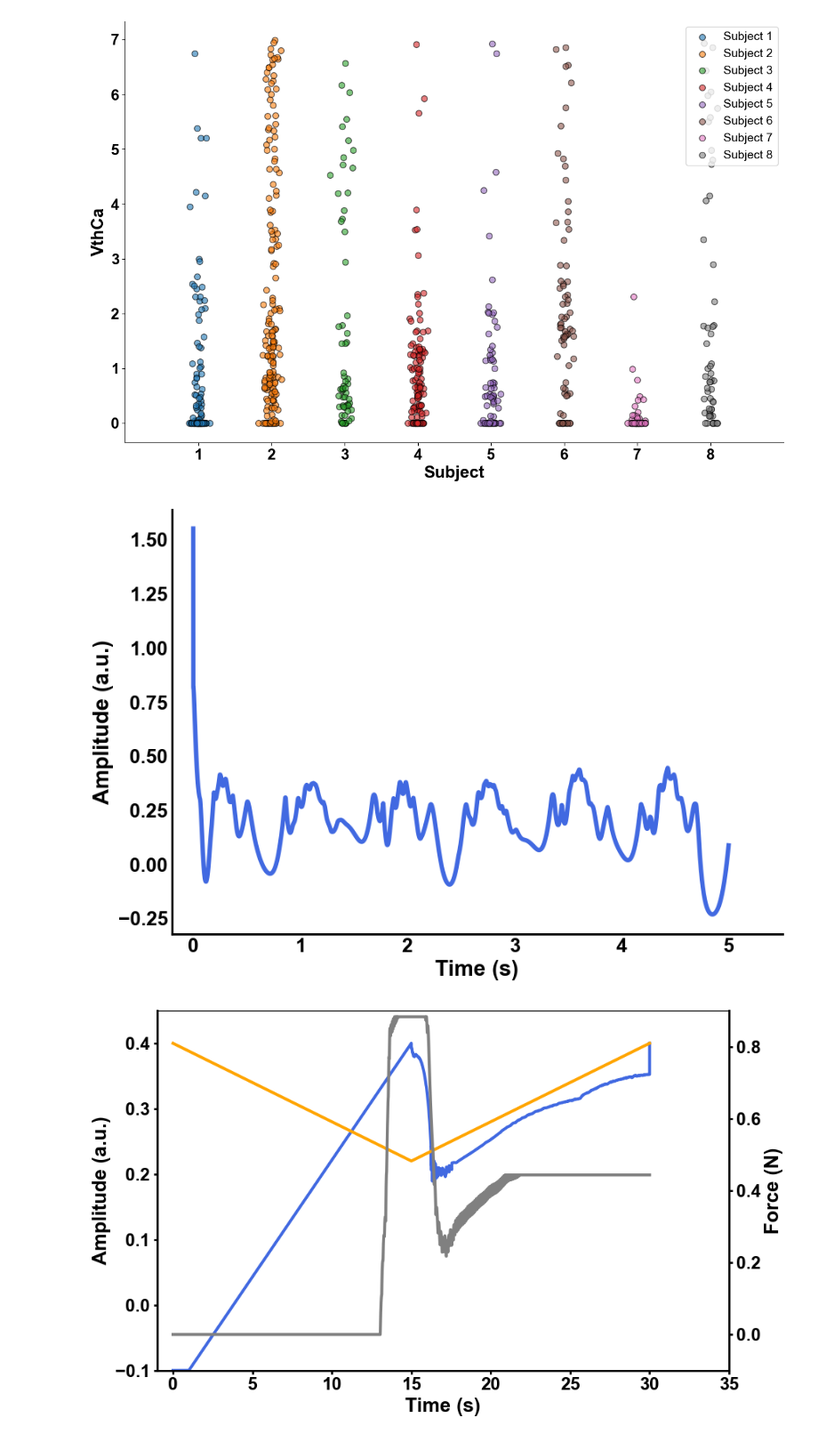
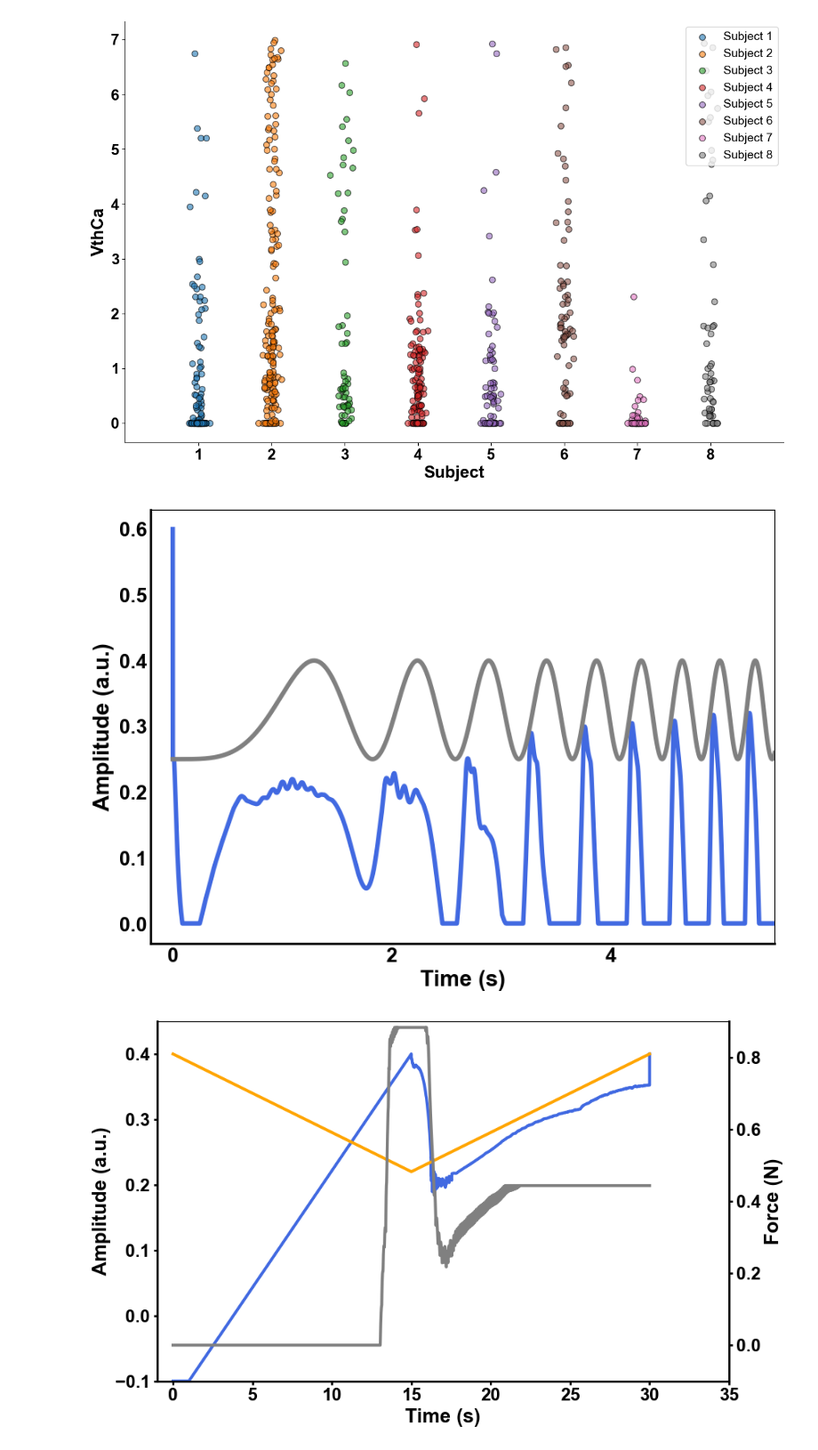
Before and after one commit to natmtc/flexible-motoneuron-control, a Jupyter notebook: Plot_figures.ipynb, the cells around one changed output. Shown at 89% size. Drawn from its saved outputs; the diff is of its cells as text; code cells hidden in the pictures.

```diff
--- a/Plot_figures.ipynb
+++ b/Plot_figures.ipynb
@@ -748,26 +869,26 @@ plt.show()
 # %% [output]
 [figure]
 # %%
-file_path =  "Data_MN_Model/Data_final/Forcetracking/controlled_force.jld2"
+file_path =  "Data_MN_Model/Data_final/Forcetracking/controlled_force_chirp.jld2"
 
 with h5py.File(file_path, 'r') as f:
     controlled_force = f['trajectory2_controlled'][:]
 
 
 
-file_path = "Data_MN_Model/Data_final/Forcetracking/ideal_force.jld2"
+file_path = "Data_MN_Model/Data_final/Forcetracking/ideal_force_chirp.jld2"
 
 with h5py.File(file_path, 'r') as f:
     ideal_force = f['ideal_force'][:]
 
 
-file_path = "Data_MN_Model/Data_final/Forcetracking/newexc.jld2"
+file_path = "Data_MN_Model/Data_final/Forcetracking/newexc_chirp.jld2"
 
 with h5py.File(file_path, 'r') as f:
     newexc = f['tr_new'][:]
 
 
-file_path = "Data_MN_Model/Data_final/Forcetracking/originalexc.jld2"
+file_path = "Data_MN_Model/Data_final/Forcetracking/originalexc_chirp.jld2"
 
 with h5py.File(file_path, 'r') as f:
     originalexc = f['tr'][:]
@@ -797,7 +918,7 @@ plt.xticks(fontsize=18, fontweight='bold')
 plt.yticks(fontsize=18, fontweight='bold')
 # plt.ylim([-0.005,0.1])
 # Remove all spines
-sns.despine()  # Removes all spines except the bottom and left (optional, modify as needed)
+# sns.despine()  # Removes all spines except the bottom and left (optional, modify as needed)
 
 ax.tick_params(axis='both', length=0)
 
@@ -811,7 +932,7 @@ ax.set_xticks(ax.get_xticks())  # Explicitly set the ticks
 ax.set_xticklabels([f'{int(x_tick / 1000):,}' for x_tick in ax.get_xticks()])  # Set tick labels divided by 20,000
 
 plt.xlim([-200,5500])
-plt.savefig('/Users/nmt121/Desktop/figures/forcetracking_sin.png', dpi=300, bbox_inches='tight')
+plt.savefig('/Users/nmt121/Desktop/forcetracking_chirpp.pdf', dpi=300, bbox_inches='tight')
 
 
 
@@ -915,26 +1036,26 @@ plt.show()
 # %% [output]
 [figure]
 # %%
-file_path =  "Data_MN_Model/Data_final/Forcetracking/controlled_force.jld2"
+file_path =  "Data_MN_Model/Data_final/Forcetracking/controlled_force_chirp.jld2"
 
 with h5py.File(file_path, 'r') as f:
     controlled_force = f['trajectory2_controlled'][:]
 
 
 
-file_path = "Data_MN_Model/Data_final/Forcetracking/ideal_force.jld2"
+file_path = "Data_MN_Model/Data_final/Forcetracking/ideal_force_chirp.jld2"
 
 with h5py.File(file_path, 'r') as f:
     ideal_force = f['ideal_force'][:]
 
 
-file_path = "Data_MN_Model/Data_final/Forcetracking/newexc.jld2"
+file_path = "Data_MN_Model/Data_final/Forcetracking/newexc_chirp.jld2"
 
 with h5py.File(file_path, 'r') as f:
     newexc = f['tr_new'][:]
 
 
-file_path = "Data_MN_Model/Data_final/Forcetracking/originalexc.jld2"
+file_path = "Data_MN_Model/Data_final/Forcetracking/originalexc_chirp.jld2"
 
 with h5py.File(file_path, 'r') as f:
     originalexc = f['tr'][:]
@@ -950,42 +1071,44 @@ line_thickness = 0.5
 
 # plt.plot(originalexc,c='black',linewidth=4)
 plt.plot(newexc,c='royalblue',linewidth=4)
+plt.plot(originalexc,c='gray',linewidth=4)
 
+originalexc
 
 # Set axis labels
 ax.set_xlabel("Time (s)",fontsize=20, fontweight='bold')
 ax.set_ylabel("Amplitude (a.u.)",fontsize=20, fontweight='bold')
 
 
 # Hide grid lines
 ax.grid(False)
 
 plt.xticks(fontsize=18, fontweight='bold')
 plt.yticks(fontsize=18, fontweight='bold')
 # plt.ylim([-0.005,0.1])
 # Remove all spines
-sns.despine()  # Removes all spines except the bottom and left (optional, modify as needed)
+# sns.despine()  # Removes all spines except the bottom and left (optional, modify as needed)
 
 ax.tick_params(axis='both', length=0)
 
 # Save the figure in high quality
 ax = plt.gca()  # Get current axis
 ax.spines['bottom'].set_linewidth(2)  # Make bottom axis thicker
 ax.spines['left'].set_linewidth(2)
 
 
 ax.set_xticks(ax.get_xticks())  # Explicitly set the ticks
 ax.set_xticklabels([f'{int(x_tick / 1000):,}' for x_tick in ax.get_xticks()])  # Set tick labels divided by 20,000
 
 plt.xlim([-200,5500])
-plt.savefig('/Users/nmt121/Desktop/figures/forcetracking_sin_exc.png', dpi=300, bbox_inches='tight')
+plt.savefig('/Users/nmt121/Desktop/forcetracking_chirp.pdf', dpi=300, bbox_inches='tight')
 
 
 
 # Show the plot
 plt.show()
 # %% [output]
-[figure, old version]
+[figure, new version]
 # %%
 file_path = "/Users/nmt121/Desktop/Repositories/Motoneuron_Model/Data_MN_Model/Data_final/Controller/TA_4245_changeinh_withstartPIC_2loop/exc_TA_MN42_45_inh_PICstart.jld2"
 
```
Also changed, not shown: parts of 9 cells of this notebook, 5 other files.
